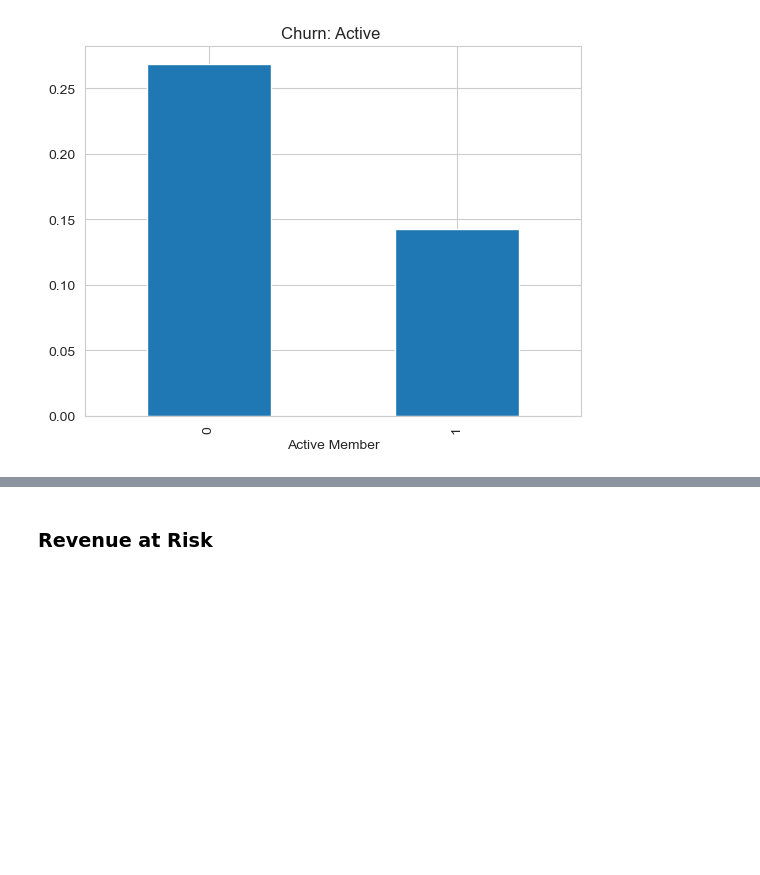
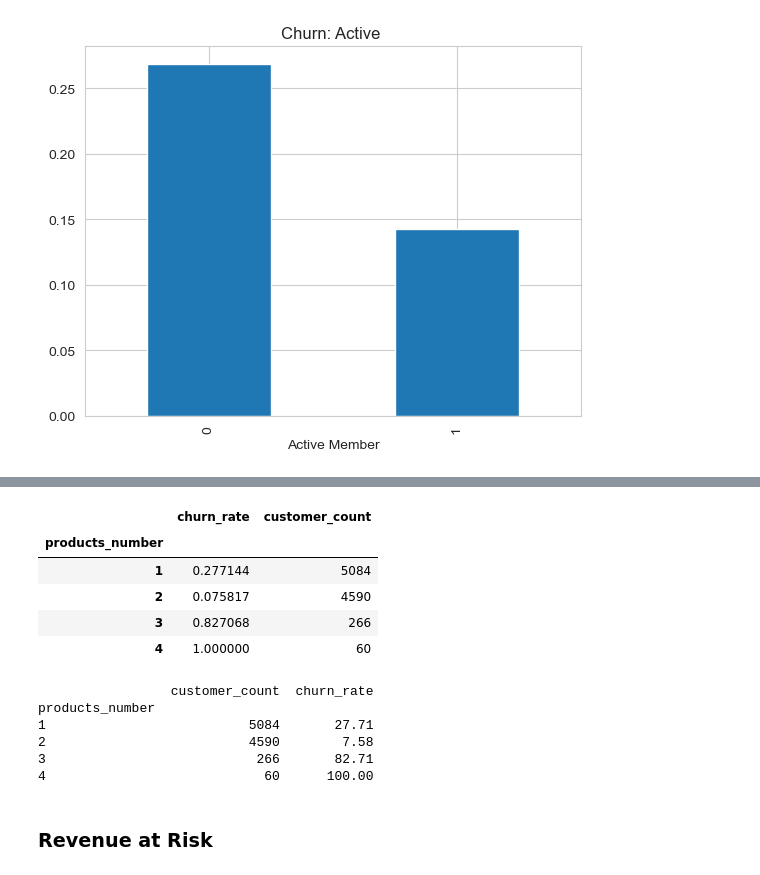
Before and after one commit to KennySiwawa/fintech_customer_churn_analysis, a Jupyter notebook: notebooks/churn_analysis.ipynb, the cells around one changed output, grey strips where cells are left out. Saved outputs shown, nothing was run; the diff lists cells and outputs as text; code cells hidden in the pictures; blank space fills up the shorter version.

```diff
--- a/notebooks/churn_analysis.ipynb
+++ b/notebooks/churn_analysis.ipynb
@@ -144,3 +152,31 @@ plt.show()
+# %%
+df.groupby('products_number').agg(
+    churn_rate=('churn', 'mean'),
+    customer_count=('churn', 'count')
+)
+# %% [output]
+|  | churn_rate | customer_count |
+| products_number |  |  |
+| 1 | 0.277144 | 5084 |
+| 2 | 0.075817 | 4590 |
+| 3 | 0.827068 | 266 |
+| 4 | 1.000000 | 60 |
+# %%
+summary = df.groupby('products_number').agg(
+    customer_count=('churn', 'count'),
+    churn_rate=('churn', 'mean')
+)
+
+summary['churn_rate'] = (summary['churn_rate'] * 100).round(2)  # convert to %
+
+print(summary)
+# %% [output]
+                 customer_count  churn_rate
+products_number
+1                          5084       27.71
+2                          4590        7.58
+3                           266       82.71
+4                            60      100.00
 # %% [markdown]
 ### Revenue at Risk
 # %%
```
Also changed, not shown: parts of 3 cells of this notebook.
